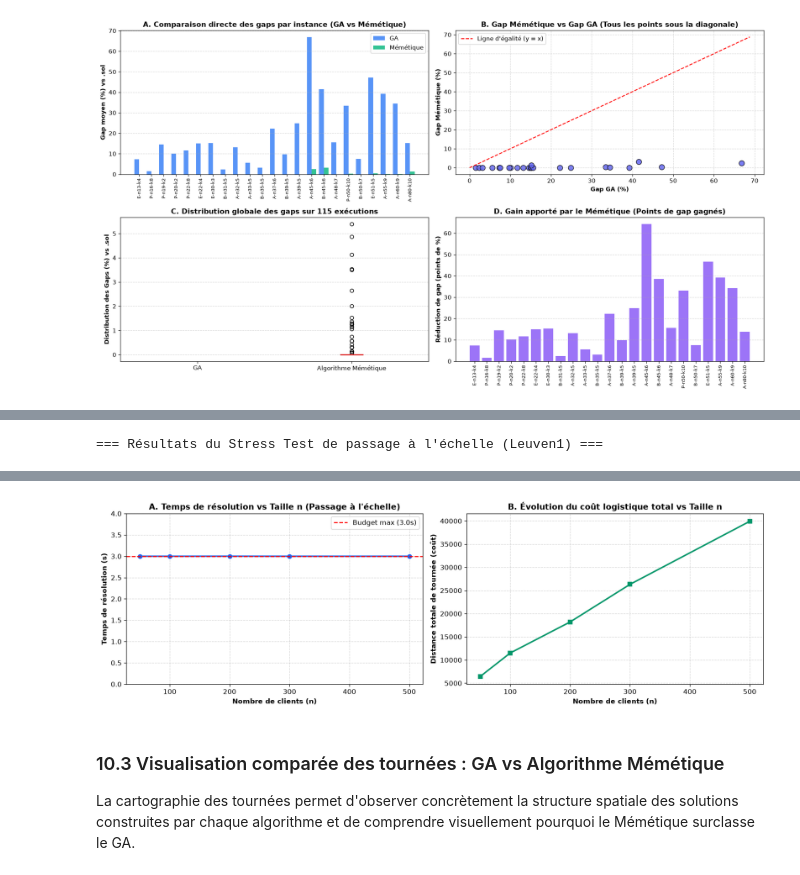
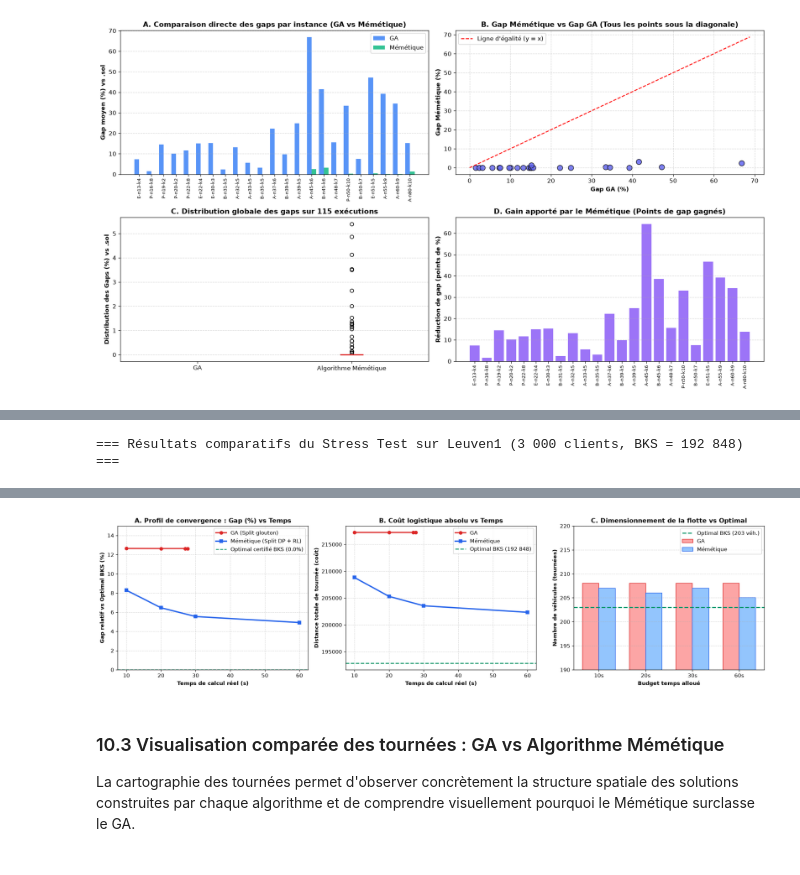
Before and after one commit to ramolosse/CVRP, a Jupyter notebook: CVRP-project/main.ipynb, the cells around one changed output, grey strips where cells are left out. Cells and saved outputs as stored; diff of their text form; code cells hidden in the pictures.

```diff
--- a/CVRP-project/main.ipynb
+++ b/CVRP-project/main.ipynb
@@ -969,30 +1000,54 @@ avec réajustement proportionnel de la flotte de camions.
 # %%
-# Test de passage à l'échelle (Stress Test) sur Leuven1 (50 à 500 clients)
-df_scalability = pd.read_csv('results/memetic_scalability.csv')
+# Benchmark comparatif de passage à l'échelle sur l'instance réelle Leuven1 (3 000 clients)
+df_leuven = pd.read_csv('results/leuven1_scalability_comparison.csv')
 
-print("=== Résultats du Stress Test de passage à l'échelle (Leuven1) ===")
-display(df_scalability)
+print("=== Résultats comparatifs du Stress Test sur Leuven1 (3 000 clients, BKS = 192 848) ===")
+display(df_leuven[['algorithm', 'target_time_s', 'elapsed_seconds', 'cost', 'bks_cost', 'gap_percent', 'routes_count', 'bks_routes', 'generations', 'evaluations']])
 
-fig, axes = plt.subplots(1, 2, figsize=(14, 4.5), dpi=120)
+fig, axes = plt.subplots(1, 3, figsize=(18, 4.8), dpi=120)
 
-# 1. Évolution du temps de calcul selon la taille n
-axes[0].plot(df_scalability['n_clients'], df_scalability['elapsed_seconds'], marker='o', color='#2563EB', linewidth=2.2)
-axes[0].axhline(3.0, color='red', linestyle='--', label='Budget max (3.0s)')
-axes[0].set_xlabel('Nombre de clients (n)', fontweight='bold')
-axes[0].set_ylabel('Temps de résolution (s)', fontweight='bold')
-axes[0].set_title('A. Temps de résolution vs Taille n (Passage à l\'échelle)', fontweight='bold')
+ga_data = df_leuven[df_leuven['algorithm'].str.contains('GA')].sort_values('target_time_s')
+ma_data = df_leuven[df_leuven['algorithm'].str.contains('Mémétique')].sort_values('target_time_s')
+bks_cost = df_leuven['bks_cost'].iloc[0]
+bks_routes = df_leuven['bks_routes'].iloc[0]
+
+# 1. Évolution du Gap (%) selon le temps alloué
+axes[0].plot(ga_data['elapsed_seconds'], ga_data['gap_percent'], marker='o', linewidth=2.2, color='#DC2626', label='GA (Split glouton)')
+axes[0].plot(ma_data['elapsed_seconds'], ma_data['gap_percent'], marker='s', linewidth=2.5, color='#2563EB', label='Mémétique (Split DP + RL)')
+axes[0].axhline(0, color='#059669', linestyle='--', linewidth=1.5, label='Optimal certifié BKS (0.0%)')
+axes[0].set_xlabel('Temps de calcul réel (s)', fontweight='bold')
+axes[0].set_ylabel('Gap relatif vs Optimal BKS (%)', fontweight='bold')
+axes[0].set_title('A. Profil de convergence : Gap (%) vs Temps', fontweight='bold')
 axes[0].grid(True, linestyle='--', alpha=0.5)
-axes[0].set_ylim(0, 4.0)
-axes[0].legend()
+axes[0].set_ylim(0, 15)
+axes[0].legend(frameon=True)
 
-# 2. Évolution du coût de tournée avec la taille n
-axes[1].plot(df_scalability['n_clients'], df_scalability['cost'], marker='s', color='#059669', linewidth=2.2)
-axes[1].set_xlabel('Nombre de clients (n)', fontweight='bold')
+# 2. Évolution du Coût total absolu
+axes[1].plot(ga_data['elapsed_seconds'], ga_data['cost'], marker='o', linewidth=2.2, color='#DC2626', label='GA')
+axes[1].plot(ma_data['elapsed_seconds'], ma_data['cost'], marker='s', linewidth=2.5, color='#2563EB', label='Mémétique')
+axes[1].axhline(bks_cost, color='#059669', linestyle='--', linewidth=1.8, label=f'Optimal BKS ({int(bks_cost):,})'.replace(',', ' '))
+axes[1].set_xlabel('Temps de calcul réel (s)', fontweight='bold')
 axes[1].set_ylabel('Distance totale de tournée (coût)', fontweight='bold')
-axes[1].set_title('B. Évolution du coût logistique total vs Taille n', fontweight='bold')
+axes[1].set_title('B. Coût logistique absolu vs Temps', fontweight='bold')
 axes[1].grid(True, linestyle='--', alpha=0.5)
+axes[1].legend(frameon=True)
+
+# 3. Flotte de véhicules mobilisée
+x = np.arange(len(ga_data))
+width = 0.35
+axes[2].bar(x - width/2, ga_data['routes_count'], width, label='GA', color='#FCA5A5', edgecolor='#DC2626')
+axes[2].bar(x + width/2, ma_data['routes_count'], width, label='Mémétique', color='#93C5FD', edgecolor='#2563EB')
+axes[2].axhline(bks_routes, color='#059669', linestyle='--', linewidth=2.0, label=f'Optimal BKS ({bks_routes} véh.)')
+axes[2].set_xticks(x)
+axes[2].set_xticklabels([f"{int(t)}s" for t in ga_data['target_time_s']])
+axes[2].set_xlabel('Budget temps alloué', fontweight='bold')
+axes[2].set_ylabel('Nombre de véhicules (tournées)', fontweight='bold')
+axes[2].set_title('C. Dimensionnement de la flotte vs Optimal', fontweight='bold')
+axes[2].set_ylim(190, 220)
+axes[2].grid(True, linestyle='--', alpha=0.5, axis='y')
+axes[2].legend(frameon=True)
 
 plt.tight_layout()
 plt.show()
 # %% [output]
-=== Résultats du Stress Test de passage à l'échelle (Leuven1) ===
+=== Résultats comparatifs du Stress Test sur Leuven1 (3 000 clients, BKS = 192 848) ===
@@ -1005,4 +1063,4 @@ plt.show()
-[figure, old version]
+[figure, new version]
 # %% [markdown]
 ### 10.3 Visualisation comparée des tournées : GA vs Algorithme Mémétique
 
```
Also changed, not shown: parts of 8 cells of this notebook, 1 other file.
